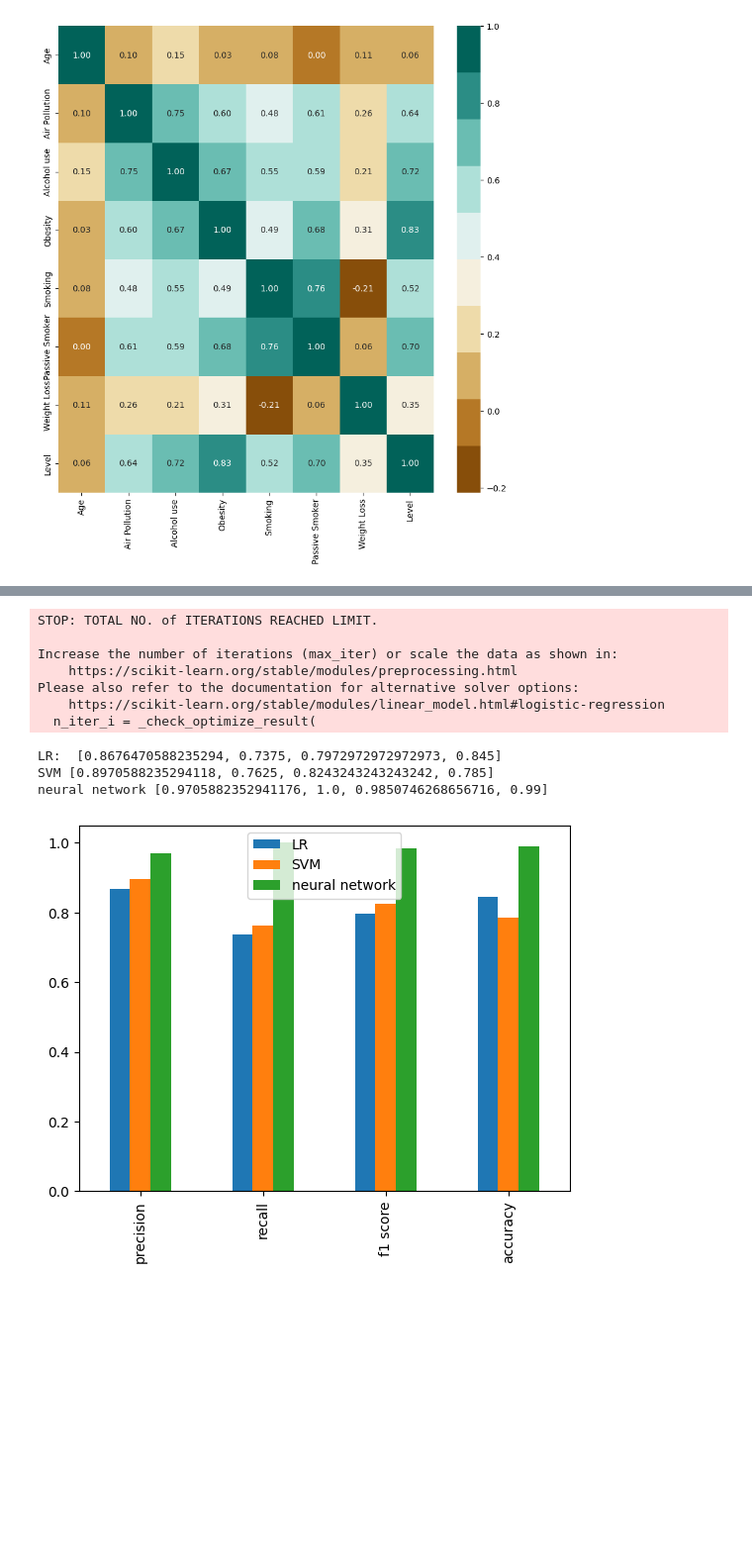
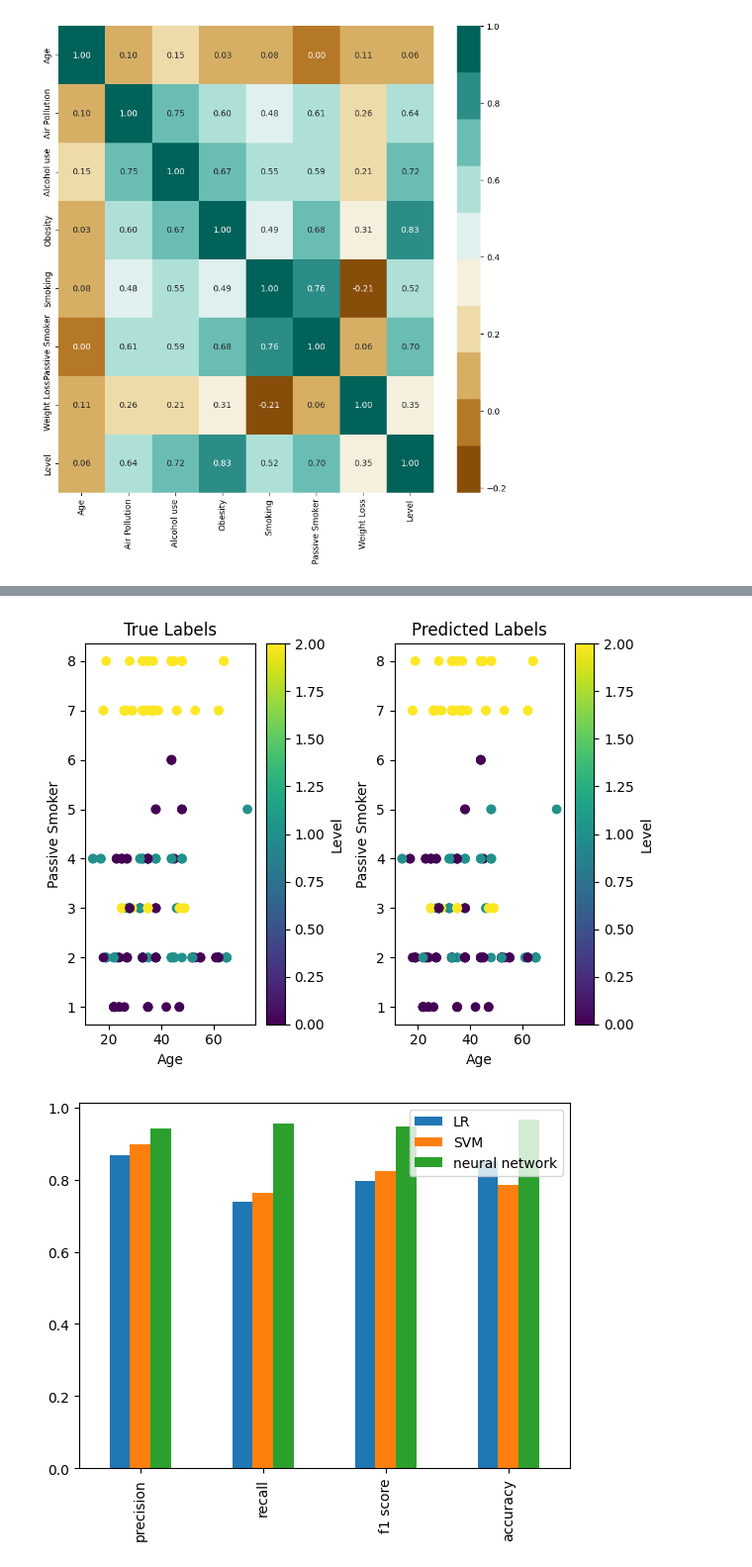
Before and after one commit to MarekVaris/Lung_Cancer_Prediction, a Jupyter notebook: main.ipynb, the cells around one changed output, grey strips where cells are left out. Shown: that part at 99% size. Drawn from its saved outputs; the diff is of its cells as text; code cells hidden in the pictures; blank space fills up the shorter version.

Commit message:
Added Visual Prediction Score.
Added, function takes progression of the model and two names of the data.
Changed, how class model takes data.

```diff
--- a/main.ipynb
+++ b/main.ipynb
@@ -159,16 +198,14 @@ y = data.CurrentData().loc[:, 'Level'].to_numpy()
+# %%
+model = MainTrainingModel(data.CurrentData(), "Level")
+
+pregression = model.LogisticRegression()
+# pregression = model.SupportVectorMachine()
+# pregression = model.NeutralNetwork()
+
+model.ShowPredictionScore(pregression, "Age", "Passive Smoker")
+# %% [output]
+[figure, added]
 # %%
-model = MainTrainingModel(X,y)
-
 model.ShowAllDataModles()
 # %% [output]
-STOP: TOTAL NO. of ITERATIONS REACHED LIMIT.
-
-Increase the number of iterations (max_iter) or scale the data as shown in:
-    https://scikit-learn.org/stable/modules/preprocessing.html
-Please also refer to the documentation for alternative solver options:
-    https://scikit-learn.org/stable/modules/linear_model.html#logistic-regression
-  n_iter_i = _check_optimize_result(
-LR:  [0.8676470588235294, 0.7375, 0.7972972972972973, 0.845]
-SVM [0.8970588235294118, 0.7625, 0.8243243243243242, 0.785]
-neural network [0.9705882352941176, 1.0, 0.9850746268656716, 0.99]
-[figure, old version]
+[figure, new version]
```
Also changed, not shown: parts of 3 cells of this notebook, 1 other file.
